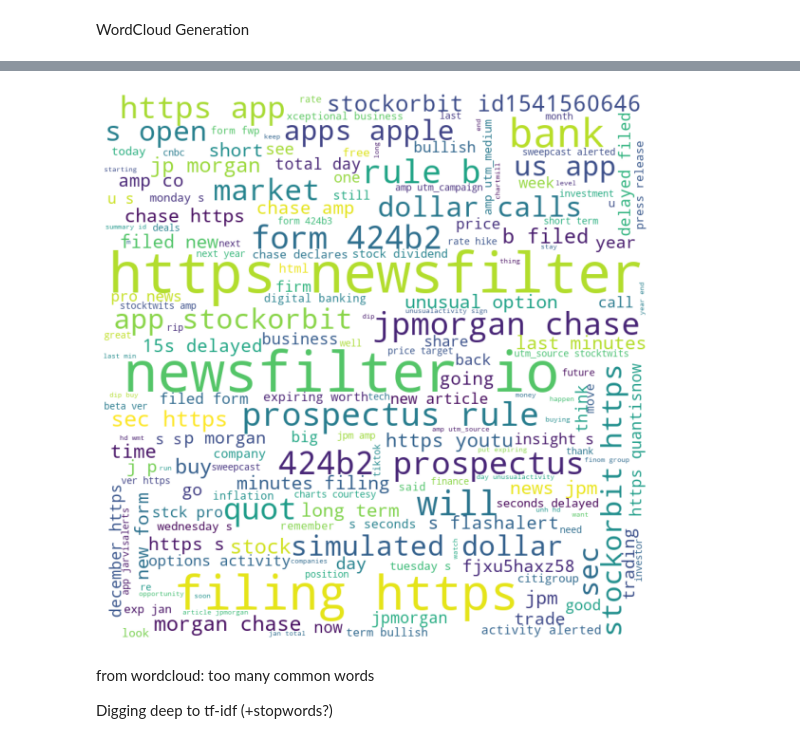
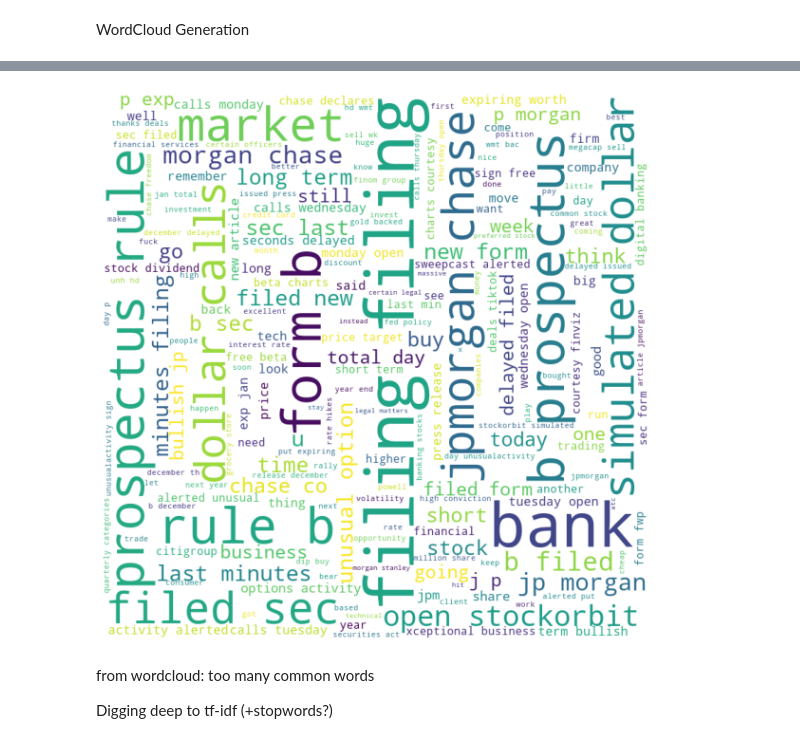
Before and after one commit to samuellau0802/HKUST-x-J.P.-Morgan-Fintech-Mentorship-Program, a Jupyter notebook: data_exploration/stocktwits_explore.ipynb, the cells around one changed output, grey strips where cells are left out. Drawn from its saved outputs; the diff is of its cells as text; code cells hidden in the pictures.

```diff
--- a/data_exploration/stocktwits_explore.ipynb
+++ b/data_exploration/stocktwits_explore.ipynb
@@ -116,8 +116,8 @@ show_wordcloud(df[df['symbols']=="$AAPL"]['text'])
 # %%
 # AAPL
-show_wordcloud(df[df['symbols']=="$JPM"]['text'])
+show_wordcloud(df[df['symbols']=="$JPM"]['tokens'])
 # %% [output]
-[figure, old version]
+[figure, new version]
 # %% [markdown]
 from wordcloud: too many common words
 
```
Also changed, not shown: parts of 30 cells of this notebook, 10 other files.
